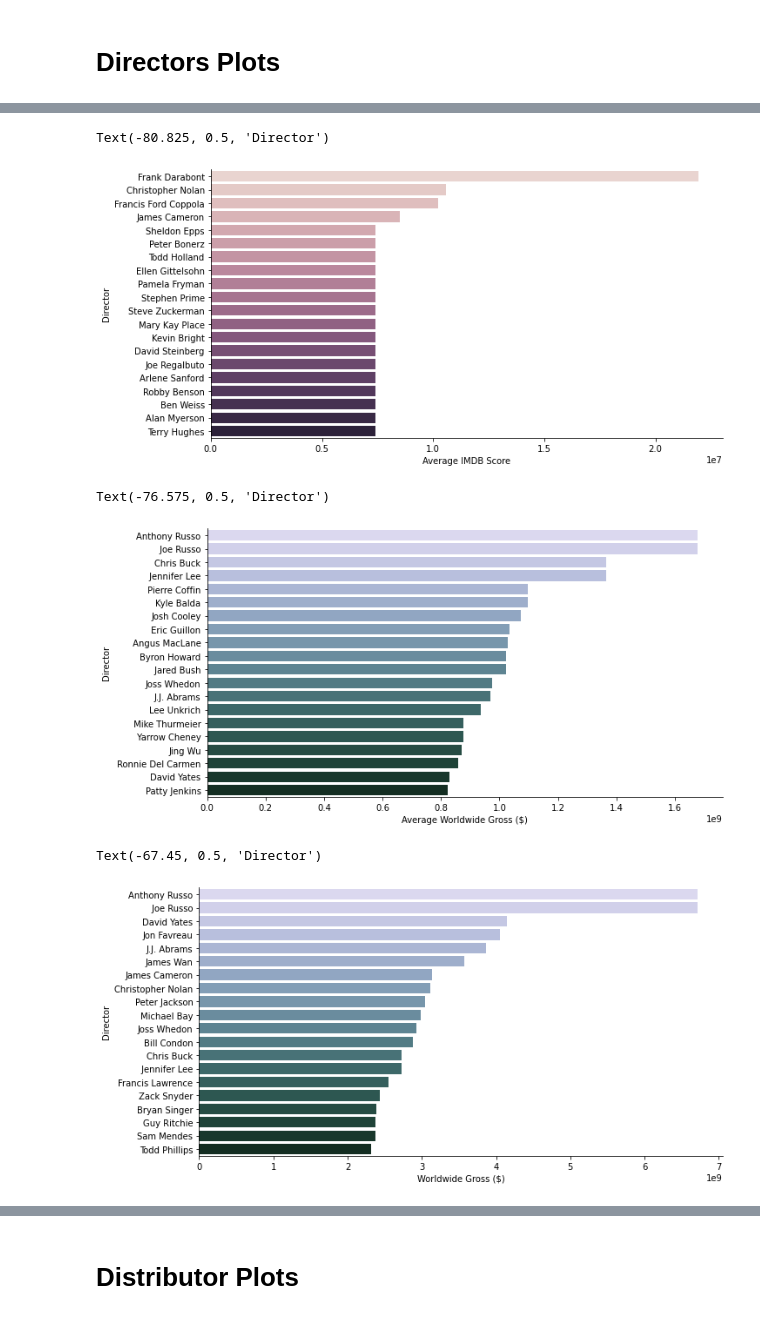
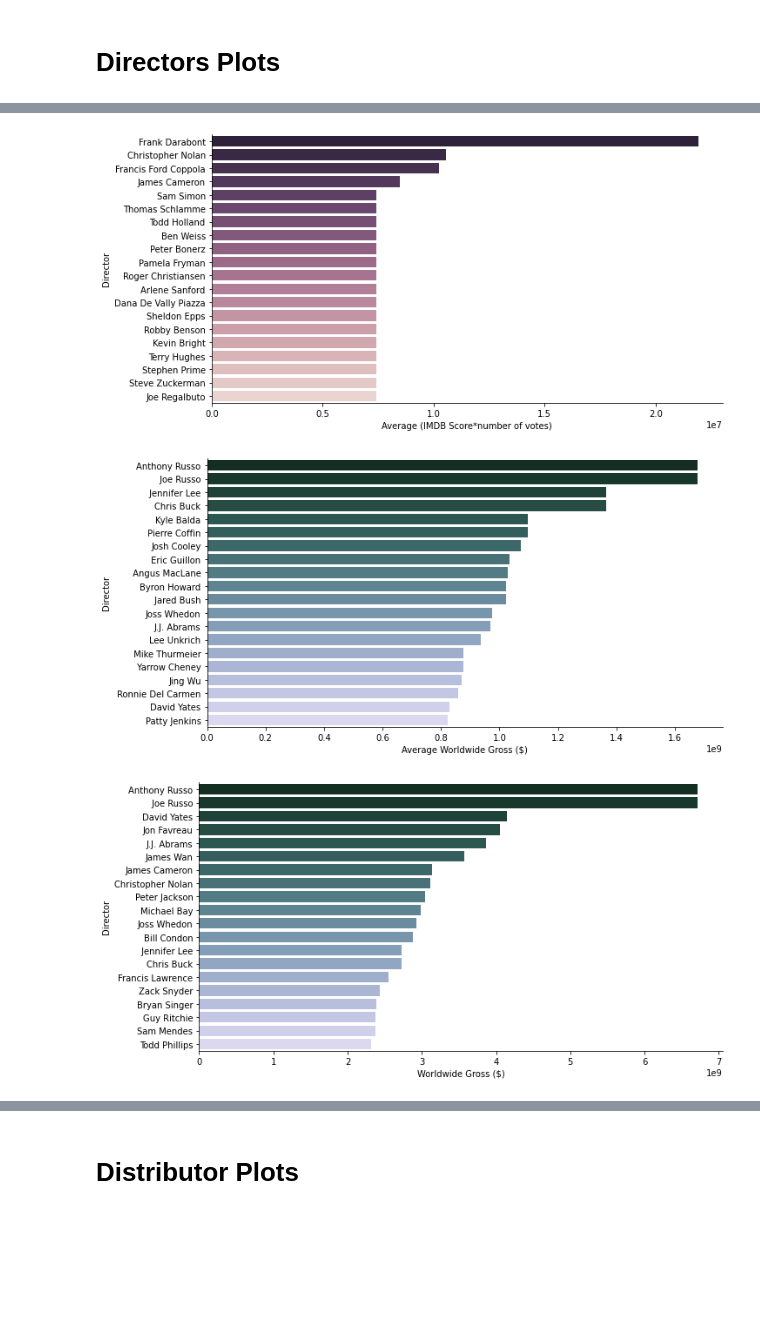
Before and after one commit to Ali-Setareh/Machine-learning-in-physics-Project, a Jupyter notebook: Phase 1-Data Collection/Codes/Data Vis 2.ipynb, the cells around one changed output, grey strips where cells are left out. Saved outputs shown, nothing was run; the diff lists cells and outputs as text; code cells hidden in the pictures; blank space fills up the shorter version.

```diff
--- a/Phase 1-Data Collection/Codes/Data Vis 2.ipynb
+++ b/Phase 1-Data Collection/Codes/Data Vis 2.ipynb
@@ -101,12 +110,12 @@ for index in meta.index:
 for item in n:
     n[item]=n[item][0]/n[item][1]
 n=dict(sorted(n.items(), key=lambda item: item[1],reverse=1))
-sns.catplot(x=list(n.values())[:show],y=list(n.keys())[:show],data=meta1,kind='bar',palette="ch:3",height=5,aspect=2)
-plt.xlabel('Average IMDB Score')
+sns.catplot(x=list(n.values())[:show],y=list(n.keys())[:show],data=meta,kind='bar',palette="ch:3_r",height=5,aspect=2)
+plt.xlabel('Average (IMDB Score*number of votes)')
 plt.ylabel('Director')
+plt.savefig('C:\\Users\\alise\\Dropbox\\Programming\\Machine learning in physics- 2021\\Project\\Success in movies\\Machine-learning-in-physics-Project\\Phase 1-Data Collection\\figs\\director score.pdf',bbox_inches='tight')
 # %% [output]
-Text(-80.825, 0.5, 'Director')
-[figure, old version]
+[figure, new version]
 # %%
 mm=[]
 for index in meta.index:
@@ -115,30 +124,29 @@ for index in meta.index:
 # %%
 d=meta['Director(s)']
 d_set=[]
 n={}
 for item in d:
     if type(item)==str:
         for di in item.split('\n'):
             d_set.append(di)
 d_set=list(set(d_set))
 for item in d_set:
     n[item]=[0,0]
 for index in meta.index:
     if type(meta.loc[index,'Director(s)'])==str:
         for di in meta.loc[index,'Director(s)'].split('\n'):
             n[di][0]+=meta.loc[index,'Worldwide Gross ($)']
             n[di][1]+=1
 
 for item in n:
     n[item]=n[item][0]/n[item][1]
 n=dict(sorted(n.items(), key=lambda item: item[1],reverse=1))
-sns.catplot(x=list(n.values())[:20],y=list(n.keys())[:20],data=meta,kind='bar',palette="ch:5",height=5,aspect=2)
+sns.catplot(x=list(n.values())[:20],y=list(n.keys())[:20],data=meta,kind='bar',palette="ch:5_r",height=5,aspect=2)
 plt.xlabel('Average Worldwide Gross ($)')
 plt.ylabel('Director')
-#plt.savefig('C:\\Users\\alise\\Dropbox\\Programming\\Machine learning in physics- 2021\\Project\\Success in movies\\Machine-learning-in-physics-Project\\Phase 1-Data Collection\\figs\\director average bar.pdf',bbox_inches='tight')
+plt.savefig('C:\\Users\\alise\\Dropbox\\Programming\\Machine learning in physics- 2021\\Project\\Success in movies\\Machine-learning-in-physics-Project\\Phase 1-Data Collection\\figs\\director average bar.pdf',bbox_inches='tight')
 # %% [output]
-Text(-76.575, 0.5, 'Director')
-[figure, old version]
+[figure, new version]
 # %%
 d=meta['Director(s)']
 d_set=[]
@@ -159,13 +167,12 @@ for index in meta.index:
 for item in n:
     n[item]=n[item][0]
 n=dict(sorted(n.items(), key=lambda item: item[1],reverse=1))
-sns.catplot(x=list(n.values())[:20],y=list(n.keys())[:20],data=meta,kind='bar',palette="ch:5",height=5,aspect=2)
+sns.catplot(x=list(n.values())[:20],y=list(n.keys())[:20],data=meta,kind='bar',palette="ch:5_r",height=5,aspect=2)
 plt.xlabel('Worldwide Gross ($)')
 plt.ylabel('Director')
-#plt.savefig('C:\\Users\\alise\\Dropbox\\Programming\\Machine learning in physics- 2021\\Project\\Success in movies\\Machine-learning-in-physics-Project\\Phase 1-Data Collection\\figs\\director average bar.pdf',bbox_inches='tight')
+plt.savefig('C:\\Users\\alise\\Dropbox\\Programming\\Machine learning in physics- 2021\\Project\\Success in movies\\Machine-learning-in-physics-Project\\Phase 1-Data Collection\\figs\\director no average bar.pdf',bbox_inches='tight')
 # %% [output]
-Text(-67.45, 0.5, 'Director')
-[figure, old version]
+[figure, new version]
 # %%
 d=meta['Director(s)']
 d_set=[]
```
Also changed, not shown: parts of 18 cells of this notebook.
